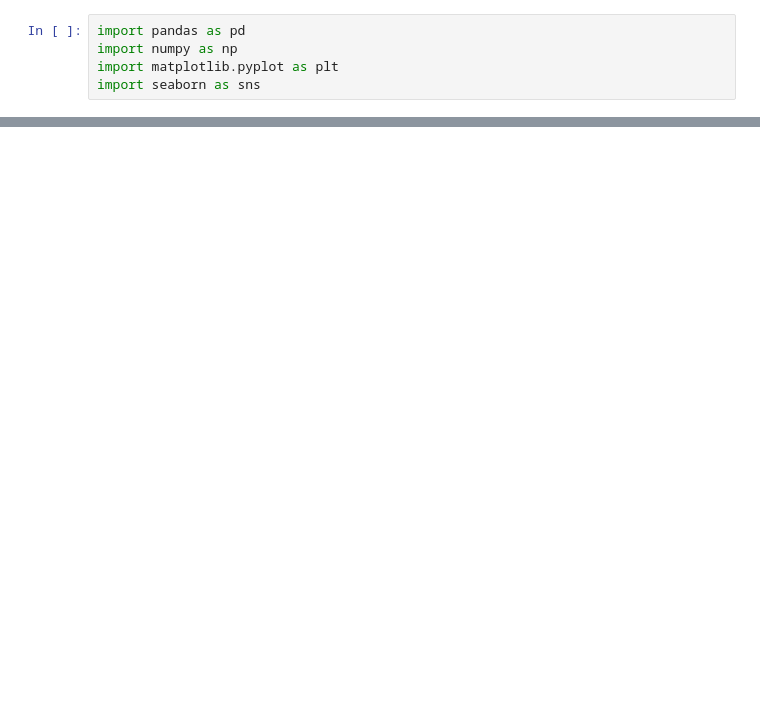
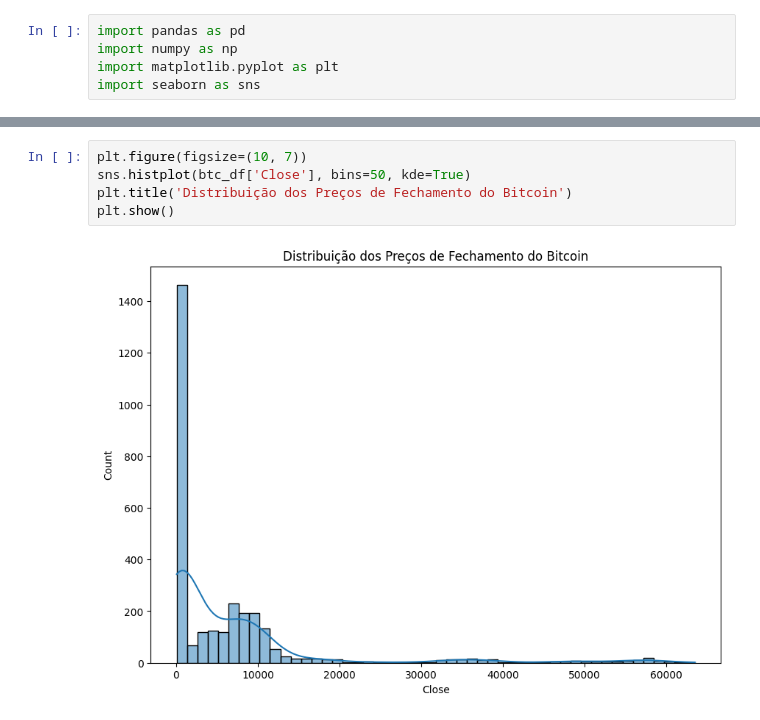
Before and after one commit to laurapbueno/ponderadas, a Jupyter notebook: analise_cripto/notebook/data-exploration.ipynb, the cells around one changed output, grey strips where cells are left out. Saved outputs shown, nothing was run; the diff lists cells and outputs as text; blank space fills up the shorter version.

```diff
--- a/analise_cripto/notebook/data-exploration.ipynb
+++ b/analise_cripto/notebook/data-exploration.ipynb
@@ -67,0 +162,7 @@ plt.show()
+# %%
+plt.figure(figsize=(10, 7))
+sns.histplot(btc_df['Close'], bins=50, kde=True)
+plt.title('Distribuição dos Preços de Fechamento do Bitcoin')
+plt.show()
+# %% [output]
+[figure, added]
```
Also changed, not shown: parts of 13 cells of this notebook, 1 other file.
